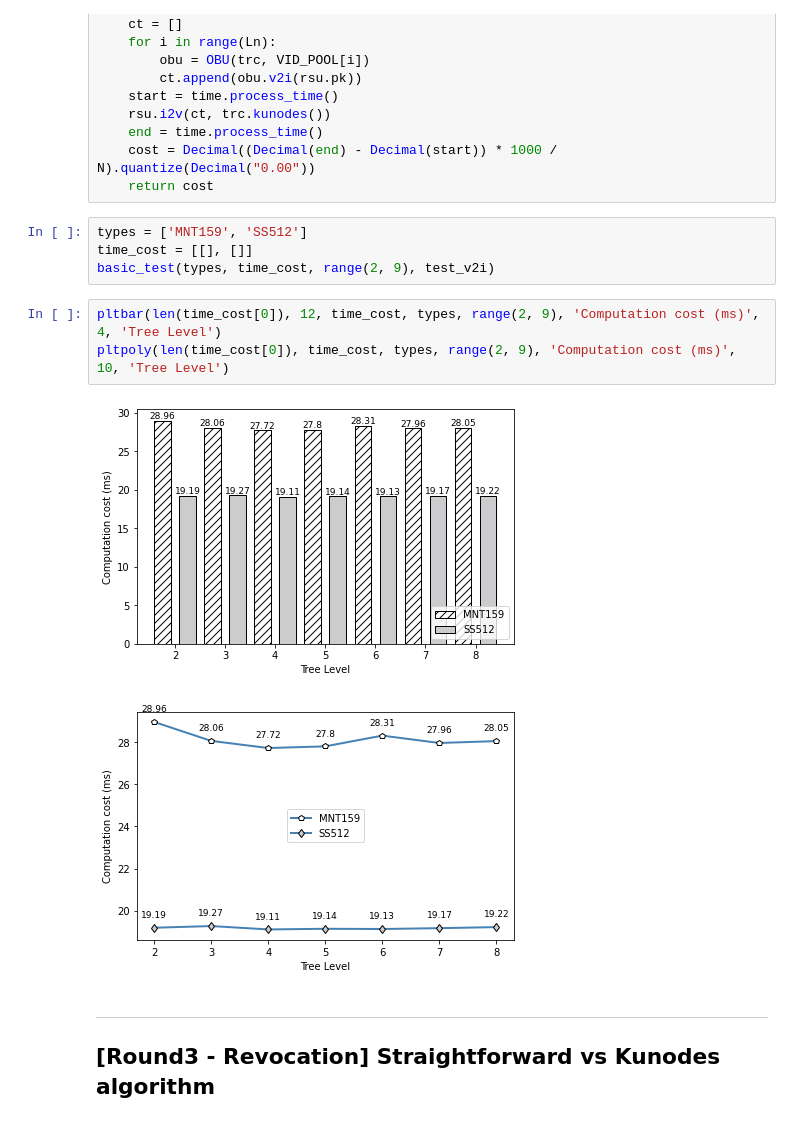
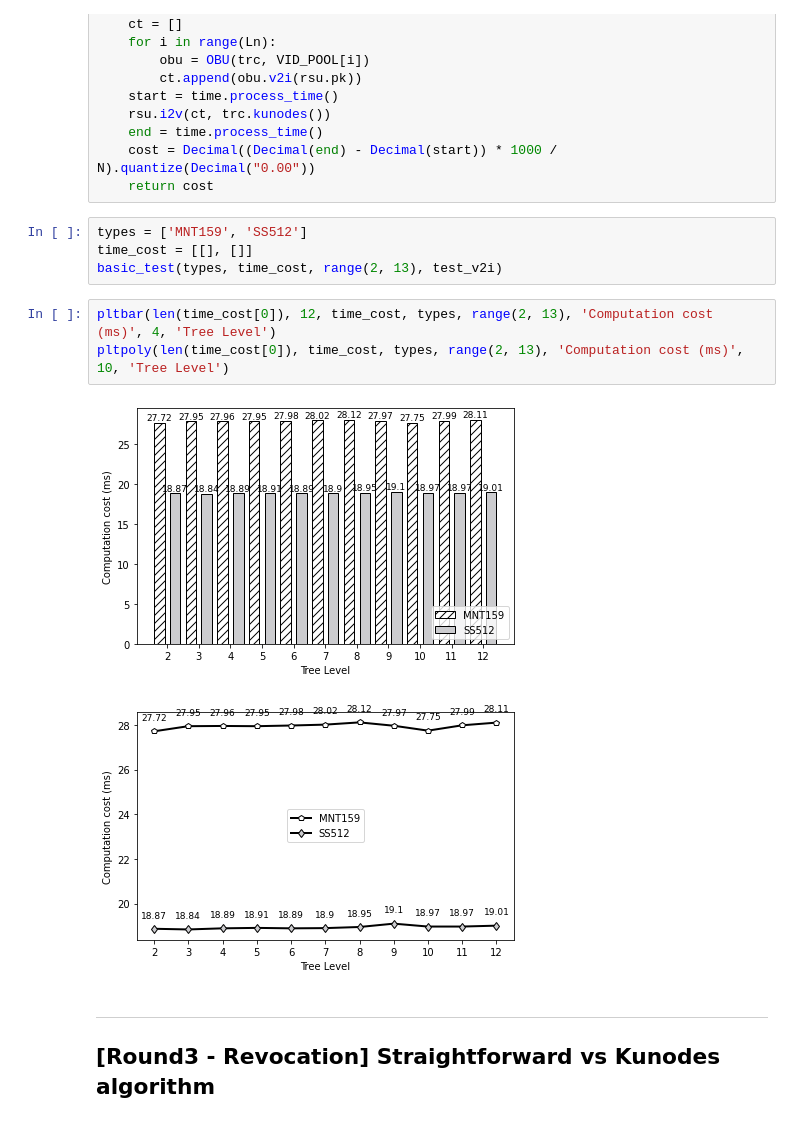
Before and after one commit to IBRS4VANETs/TEST-CASEs, a Jupyter notebook: note.ipynb, the cells around one changed output. Cells and saved outputs as stored; diff of their text form.

```diff
--- a/note.ipynb
+++ b/note.ipynb
@@ -112,13 +112,13 @@ def test_i2v(N, Ln, t_trc):
 # %%
 types = ['MNT159', 'SS512']
 time_cost = [[], []]
-basic_test(types, time_cost, range(2, 9), test_v2i)
+basic_test(types, time_cost, range(2, 13), test_v2i)
 # %%
-pltbar(len(time_cost[0]), 12, time_cost, types, range(2, 9), 'Computation cost (ms)', 4, 'Tree Level')
-pltpoly(len(time_cost[0]), time_cost, types, range(2, 9), 'Computation cost (ms)', 10, 'Tree Level')
+pltbar(len(time_cost[0]), 12, time_cost, types, range(2, 13), 'Computation cost (ms)', 4, 'Tree Level')
+pltpoly(len(time_cost[0]), time_cost, types, range(2, 13), 'Computation cost (ms)', 10, 'Tree Level')
 # %% [output]
-[figure, old version]
+[figure, new version]
-[figure, old version]
+[figure, new version]
 # %% [markdown]
 ---
 
```
Also changed, not shown: parts of 18 cells of this notebook.
